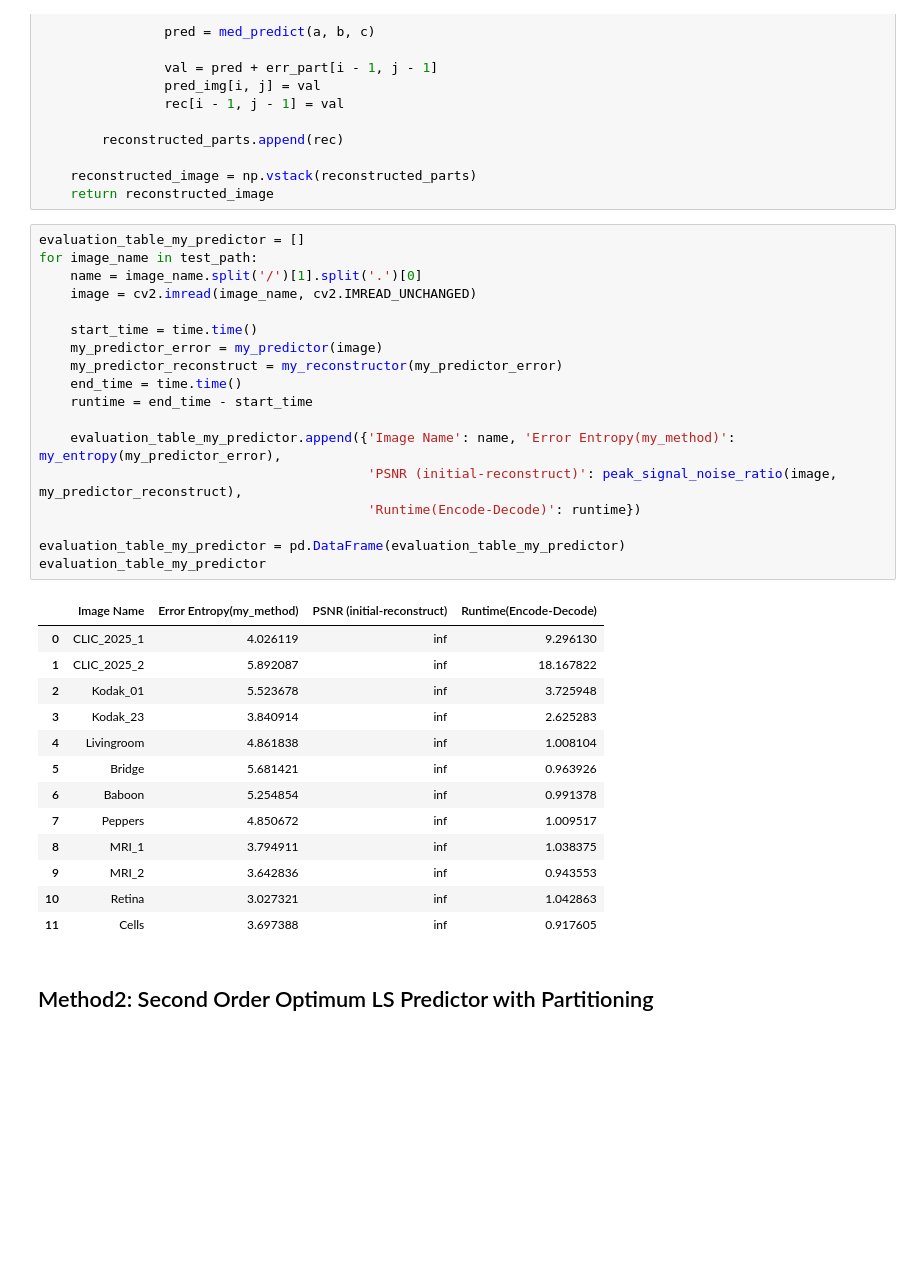
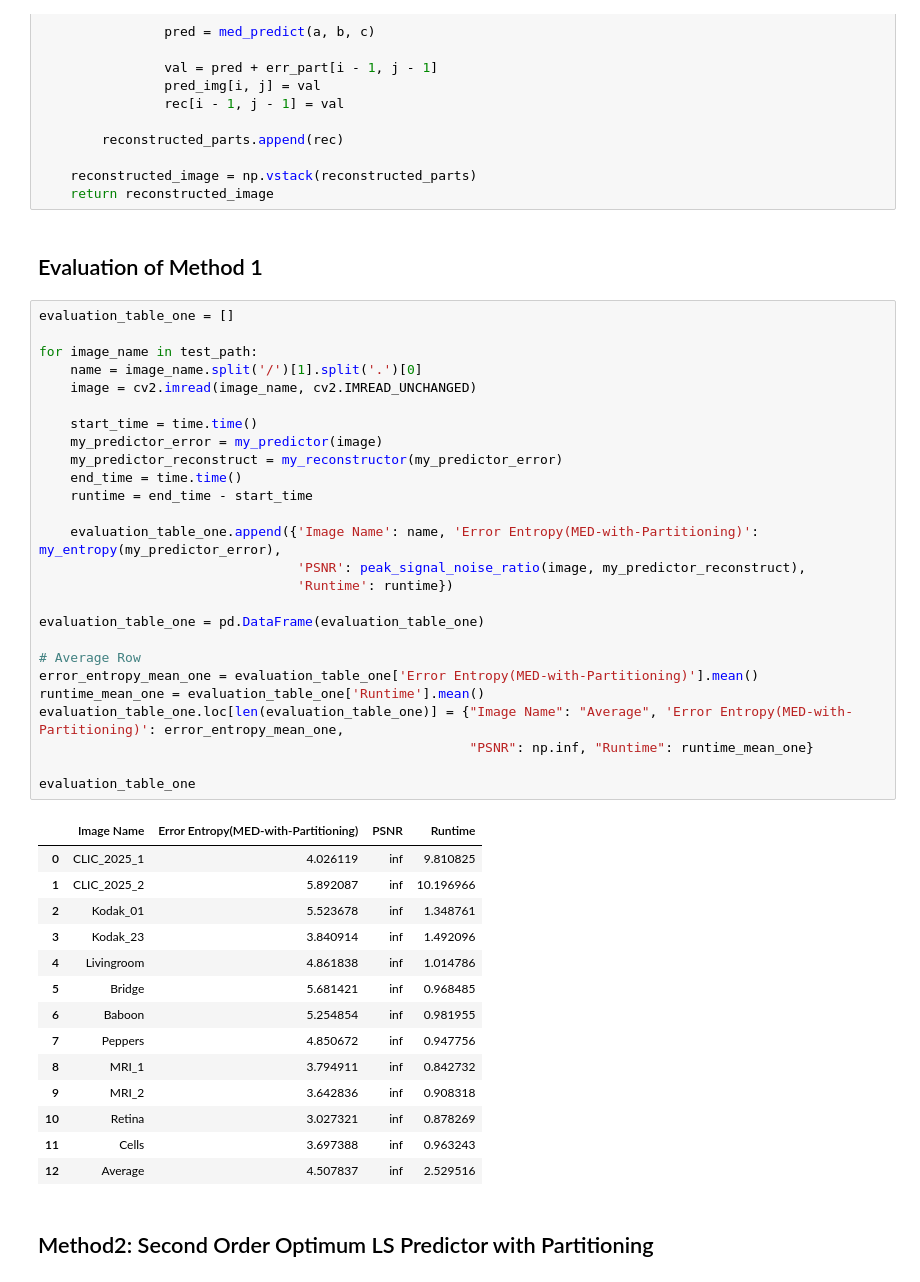
Before and after one commit to pouriaSameti/Advanced-Multimedia-Systems, a Jupyter notebook: Exercise 2/code.ipynb, the cells around one changed output. Saved outputs shown, nothing was run; the diff lists cells and outputs as text; blank space fills up the shorter version.

Commit message:
Exercise 2: Change in designed Method1.

```diff
--- a/Exercise 2/code.ipynb
+++ b/Exercise 2/code.ipynb
@@ -323,38 +325,49 @@ def my_reconstructor(error_image):
 
     reconstructed_image = np.vstack(reconstructed_parts)
     return reconstructed_image
+# %% [markdown]
+## Evaluation of Method 1
 # %%
-evaluation_table_my_predictor = []
+evaluation_table_one = []
+
 for image_name in test_path:
     name = image_name.split('/')[1].split('.')[0]
     image = cv2.imread(image_name, cv2.IMREAD_UNCHANGED)
 
     start_time = time.time()
     my_predictor_error = my_predictor(image)
     my_predictor_reconstruct = my_reconstructor(my_predictor_error)
     end_time = time.time()
     runtime = end_time - start_time
 
-    evaluation_table_my_predictor.append({'Image Name': name, 'Error Entropy(my_method)': my_entropy(my_predictor_error),
-                                          'PSNR (initial-reconstruct)': peak_signal_noise_ratio(image, my_predictor_reconstruct),
-                                          'Runtime(Encode-Decode)': runtime})
+    evaluation_table_one.append({'Image Name': name, 'Error Entropy(MED-with-Partitioning)': my_entropy(my_predictor_error),
+                                 'PSNR': peak_signal_noise_ratio(image, my_predictor_reconstruct),
+                                 'Runtime': runtime})
 
-evaluation_table_my_predictor = pd.DataFrame(evaluation_table_my_predictor)
-evaluation_table_my_predictor
+evaluation_table_one = pd.DataFrame(evaluation_table_one)
+
+# Average Row
+error_entropy_mean_one = evaluation_table_one['Error Entropy(MED-with-Partitioning)'].mean()
+runtime_mean_one = evaluation_table_one['Runtime'].mean()
+evaluation_table_one.loc[len(evaluation_table_one)] = {"Image Name": "Average", 'Error Entropy(MED-with-Partitioning)': error_entropy_mean_one,
+                                                       "PSNR": np.inf, "Runtime": runtime_mean_one}
+
+evaluation_table_one
 # %% [output]
-|  | Image Name | Error Entropy(my_method) | PSNR (initial-reconstruct) | Runtime(Encode-Decode) |
-| 0 | CLIC_2025_1 | 4.026119 | inf | 9.296130 |
-| 1 | CLIC_2025_2 | 5.892087 | inf | 18.167822 |
-| 2 | Kodak_01 | 5.523678 | inf | 3.725948 |
-| 3 | Kodak_23 | 3.840914 | inf | 2.625283 |
-| 4 | Livingroom | 4.861838 | inf | 1.008104 |
-| 5 | Bridge | 5.681421 | inf | 0.963926 |
-| 6 | Baboon | 5.254854 | inf | 0.991378 |
-| 7 | Peppers | 4.850672 | inf | 1.009517 |
-| 8 | MRI_1 | 3.794911 | inf | 1.038375 |
-| 9 | MRI_2 | 3.642836 | inf | 0.943553 |
-| 10 | Retina | 3.027321 | inf | 1.042863 |
-| 11 | Cells | 3.697388 | inf | 0.917605 |
+|  | Image Name | Error Entropy(MED-with-Partitioning) | PSNR | Runtime |
+| 0 | CLIC_2025_1 | 4.026119 | inf | 9.810825 |
+| 1 | CLIC_2025_2 | 5.892087 | inf | 10.196966 |
+| 2 | Kodak_01 | 5.523678 | inf | 1.348761 |
+| 3 | Kodak_23 | 3.840914 | inf | 1.492096 |
+| 4 | Livingroom | 4.861838 | inf | 1.014786 |
+| 5 | Bridge | 5.681421 | inf | 0.968485 |
+| 6 | Baboon | 5.254854 | inf | 0.981955 |
+| 7 | Peppers | 4.850672 | inf | 0.947756 |
+| 8 | MRI_1 | 3.794911 | inf | 0.842732 |
+| 9 | MRI_2 | 3.642836 | inf | 0.908318 |
+| 10 | Retina | 3.027321 | inf | 0.878269 |
+| 11 | Cells | 3.697388 | inf | 0.963243 |
+| 12 | Average | 4.507837 | inf | 2.529516 |
 # %% [markdown]
 ## Method2: Second Order Optimum LS Predictor with Partitioning
 # %%
```
Also changed, not shown: parts of 9 cells of this notebook.
